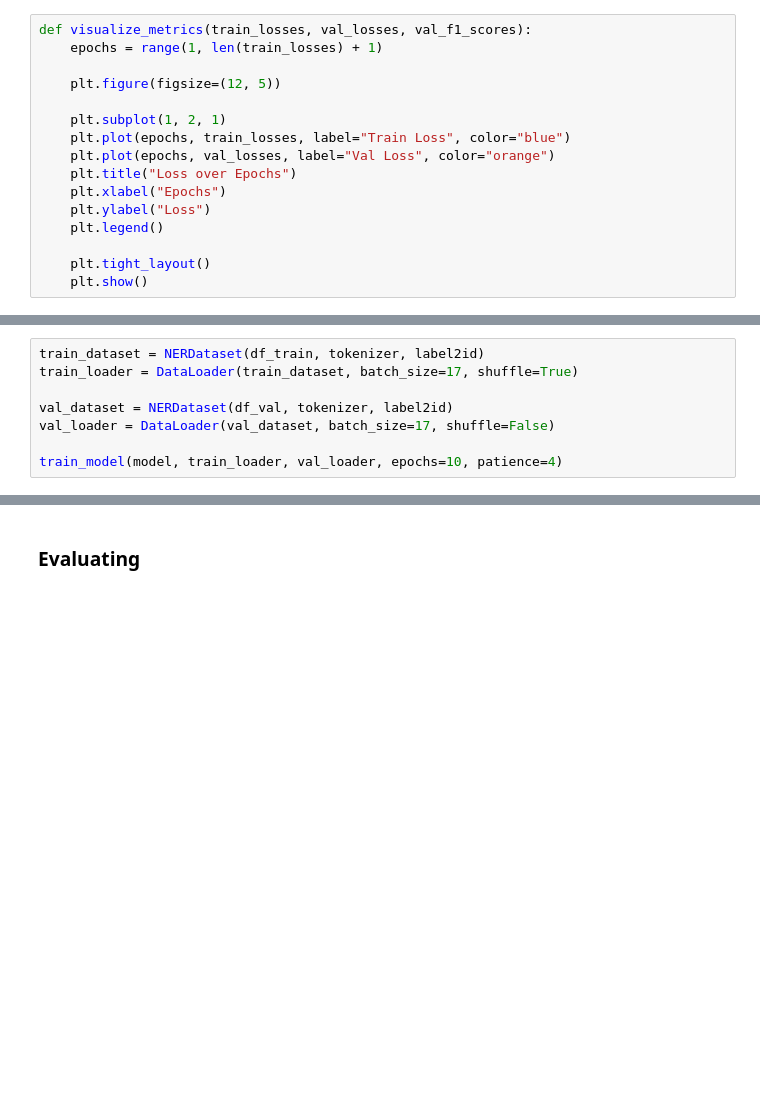
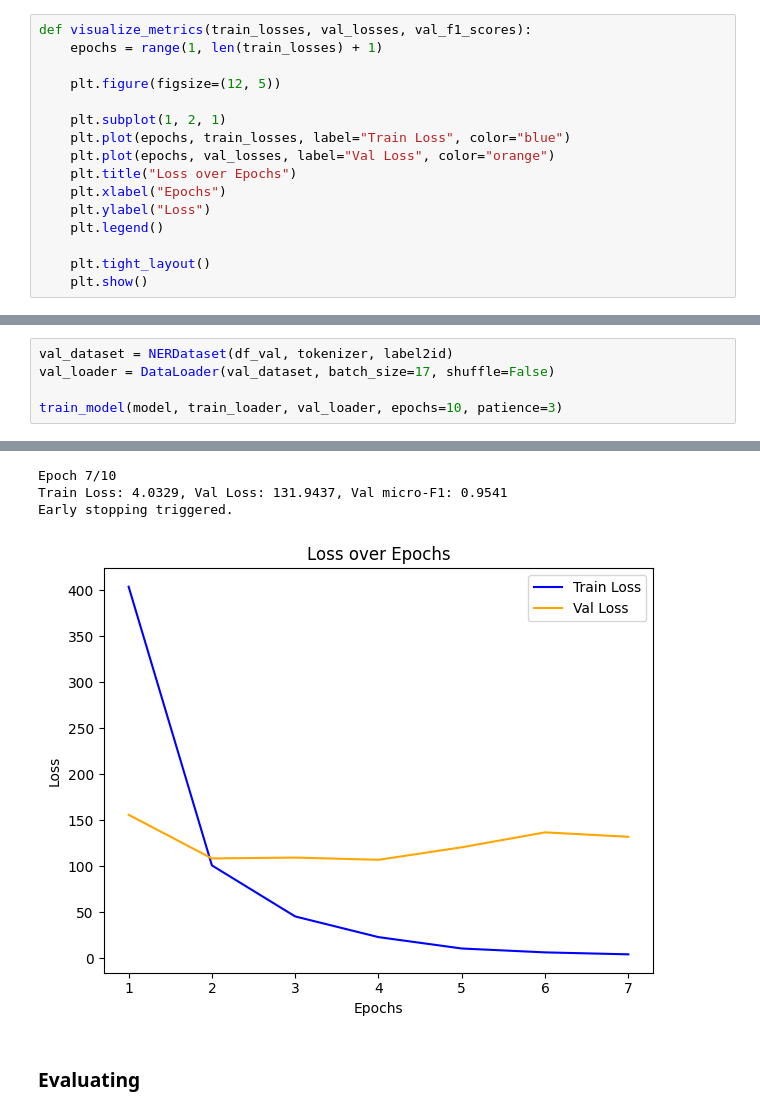
Before and after one commit to Ulyana-Nagornaya/NER_for_KG, a Jupyter notebook: notebooks/CRF_LLM.ipynb, the cells around one changed output, grey strips where cells are left out. Drawn from its saved outputs; the diff is of its cells as text; blank space fills up the shorter version.

```diff
--- a/notebooks/CRF_LLM.ipynb
+++ b/notebooks/CRF_LLM.ipynb
@@ -574,8 +695,6 @@ def train_model(model, train_loader, val_loader, epochs=10, patience=3):
 # %%
-train_dataset = NERDataset(df_train, tokenizer, label2id)
-train_loader = DataLoader(train_dataset, batch_size=17, shuffle=True)
-
 val_dataset = NERDataset(df_val, tokenizer, label2id)
 val_loader = DataLoader(val_dataset, batch_size=17, shuffle=False)
 
-train_model(model, train_loader, val_loader, epochs=10, patience=4)
+train_model(model, train_loader, val_loader, epochs=10, patience=3)
+# %% [output]
@@ -582,3 +713,7 @@ train_model(model, train_loader, val_loader, epochs=10, patience=4)
+Epoch 7/10
+Train Loss: 4.0329, Val Loss: 131.9437, Val micro-F1: 0.9541
+Early stopping triggered.
+[figure, added]
 # %% [markdown]
 ### Evaluating
 # %%
```
Also changed, not shown: parts of 47 cells of this notebook.
